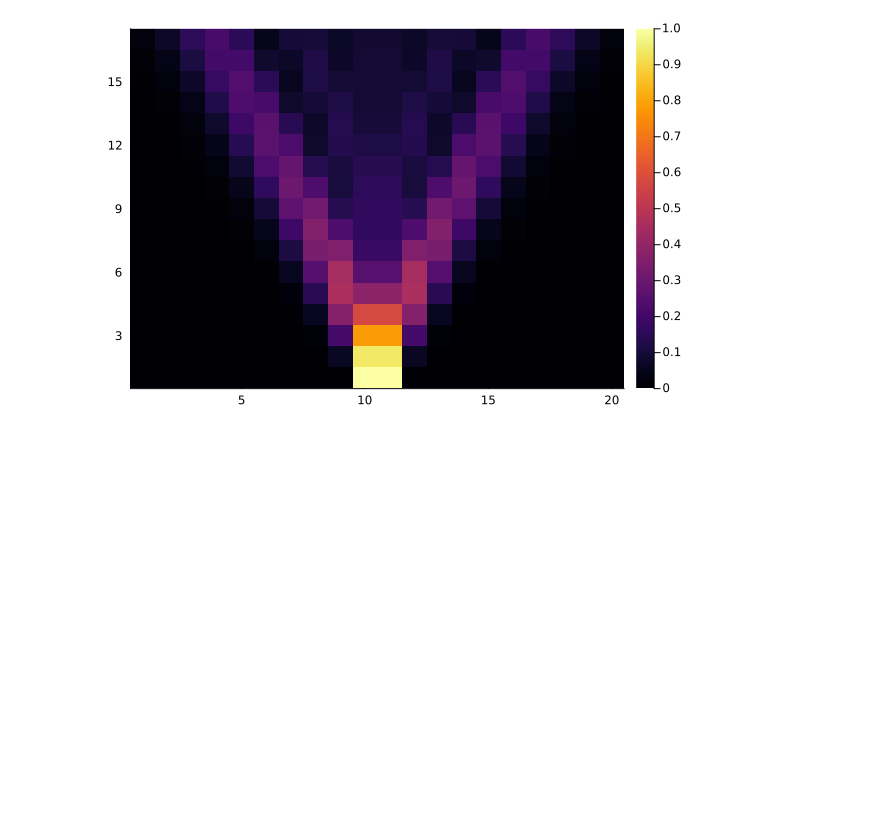
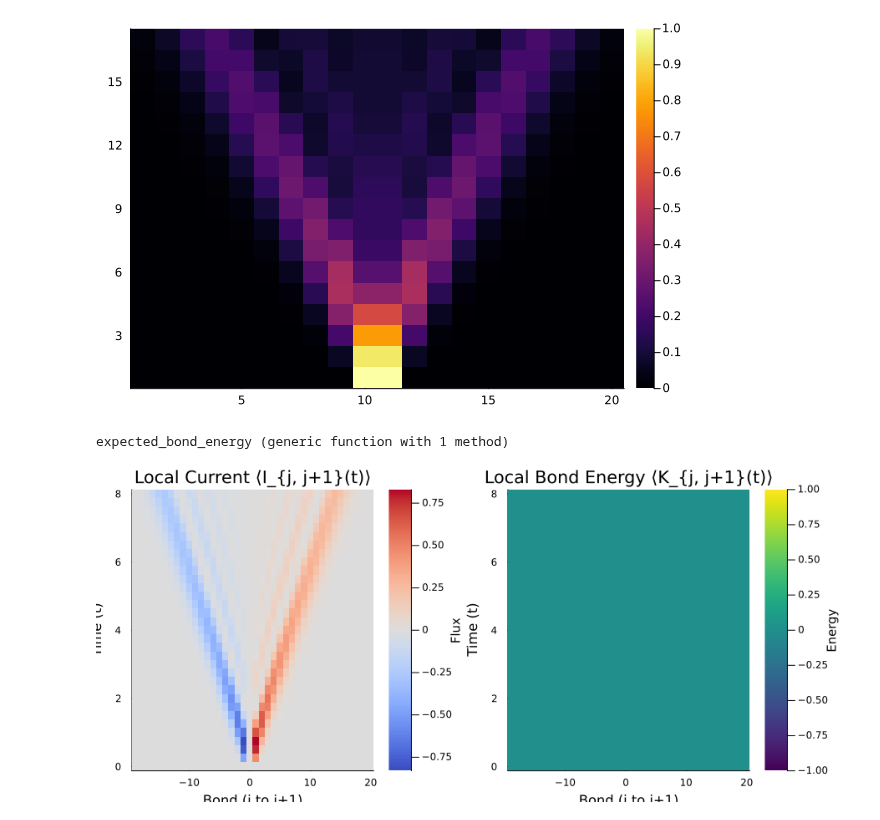
Before and after one commit to RonaldoNA/Projects, a Jupyter notebook: Wave guides as analog/Program/Theorethical 0110 particles.ipynb, the cells around one changed output. Saved outputs shown, nothing was run; the diff lists cells and outputs as text; code cells hidden in the pictures; blank space fills up the shorter version.

```diff
--- a/Wave guides as analog/Program/Theorethical 0110 particles.ipynb
+++ b/Wave guides as analog/Program/Theorethical 0110 particles.ipynb
@@ -99,3 +99,60 @@ heatmap(Z20)
 [figure]
 # %%
 save_object("qwalk0110fortysites.jld2", Z20)
+# %%
+# 1. Expected Current (Probability Flux)
+J_val = 1.0
+# I_{j, j+1} = -2J \sum_m J_{m-j}(2Jt) J_{m-j-1}(2Jt) ⟨n_m(0)⟩
+# Our initial state has particles at m = 0 and m = 1.
+function expected_current(j, t, J_val)
+    x = 2.0 * J_val * t
+    # Contribution from particle starting at m = 0
+    term_0 = besselj(-j, x) * besselj(-j - 1, x)
+    # Contribution from particle starting at m = 1
+    term_1 = besselj(1 - j, x) * besselj(-j, x)
+
+    return -2.0 * J_val * (term_0 + term_1)
+end
+
+# 2. Expected Local Bond Energy
+# K_{j, j+1} = 0 everywhere, as derived mathematically
+function expected_bond_energy(j, t, J_val)
+    return 0.0
+end
+# %% [output]
+expected_bond_energy (generic function with 1 method)
+# %%
+# Preallocate matrices for heatmaps
+Z_current = zeros(length(t_vals), length(j_vals))
+Z_energy  = zeros(length(t_vals), length(j_vals))
+
+# Populate the matrices
+for (col, j) in enumerate(j_vals)
+    for (row, t) in enumerate(t_vals)
+        Z_current[row, col] = expected_current(j, t, J_val)
+        Z_energy[row, col]  = expected_bond_energy(j, t, J_val)
+    end
+end
+# %%
+# --- Generate the Heatmaps ---
+# We use a divergent colormap (:coolwarm) for the current since direction matters
+p1 = heatmap(j_vals, t_vals, Z_current,
+        xlabel = "Bond (j to j+1)",
+        ylabel = "Time (t)",
+        title = "Local Current ⟨I_{j, j+1}(t)⟩",
+        color = :coolwarm,
+        colorbar_title = "Flux")
+
+# We use a standard colormap for energy and lock the limits to show 0
+p2 = heatmap(j_vals, t_vals, Z_energy,
+        xlabel = "Bond (j to j+1)",
+        ylabel = "Time (t)",
+        title = "Local Bond Energy ⟨K_{j, j+1}(t)⟩",
+        color = :viridis,
+        clims = (-1.0, 1.0),
+        colorbar_title = "Energy")
+
+# Combine plots side-by-side
+plot(p1, p2, layout = (1, 2), size = (900, 400))
+# %% [output]
+[figure, added]
```
Also changed, not shown: 3 other files.
